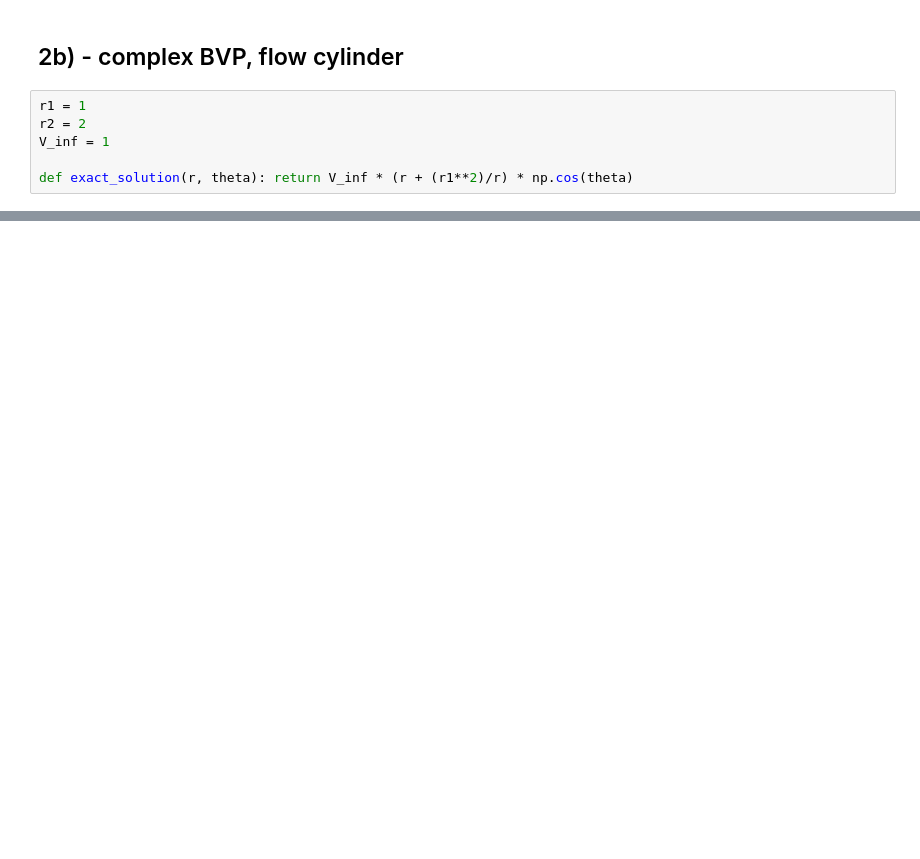
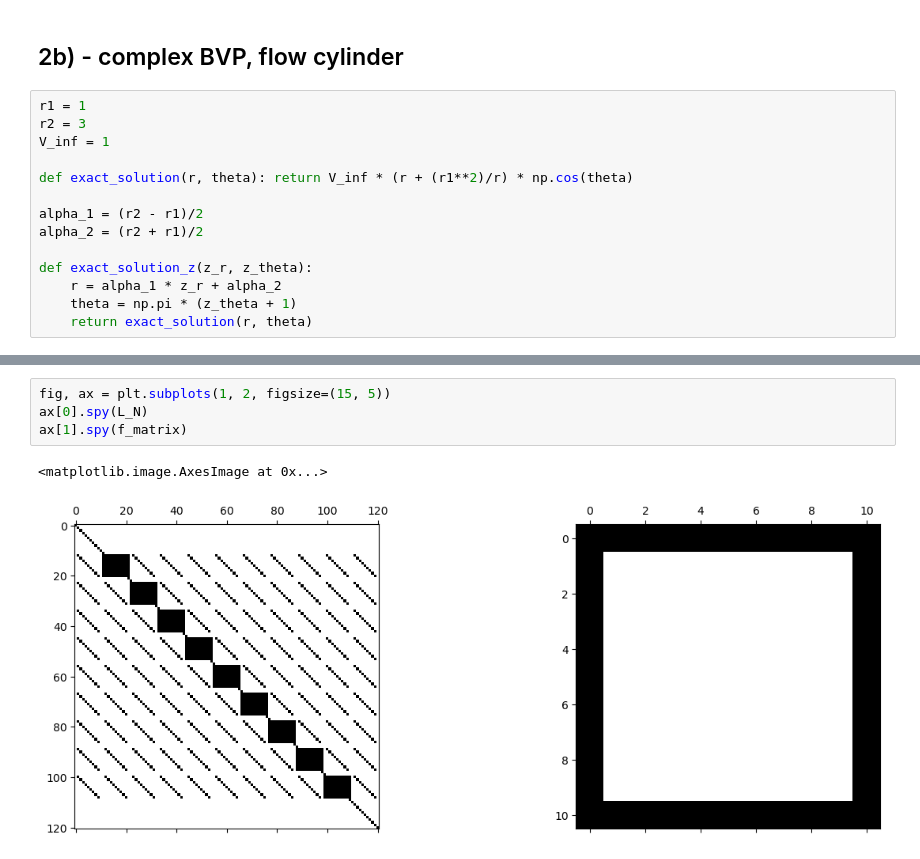
Before and after one commit to JeppeKlitgaard/02689-Advanced-Numerical-Methods, a Jupyter notebook: assignment_2/tb_exercise_1.ipynb, the cells around one changed output, grey strips where cells are left out. Cells and saved outputs as stored; diff of their text form; blank space fills up the shorter version.

```diff
--- a/assignment_2/tb_exercise_1.ipynb
+++ b/assignment_2/tb_exercise_1.ipynb
@@ -396,7 +399,15 @@ np.float64(473.345531732057)
 ## 2b) - complex BVP, flow cylinder
 # %%
 r1 = 1
-r2 = 2
+r2 = 3
 V_inf = 1
 
 def exact_solution(r, theta): return V_inf * (r + (r1**2)/r) * np.cos(theta)
+
+alpha_1 = (r2 - r1)/2
+alpha_2 = (r2 + r1)/2
+
+def exact_solution_z(z_r, z_theta):
+    r = alpha_1 * z_r + alpha_2
+    theta = np.pi * (z_theta + 1)
+    return exact_solution(r, theta)
@@ -402,0 +491,7 @@ def exact_solution(r, theta): return V_inf * (r + (r1**2)/r) * np.cos(theta)
+# %%
+fig, ax = plt.subplots(1, 2, figsize=(15, 5))
+ax[0].spy(L_N)
+ax[1].spy(f_matrix)
+# %% [output]
+<matplotlib.image.AxesImage at 0x...>
+[figure, added]
```
Also changed, not shown: parts of 8 cells of this notebook, 1 other file.
